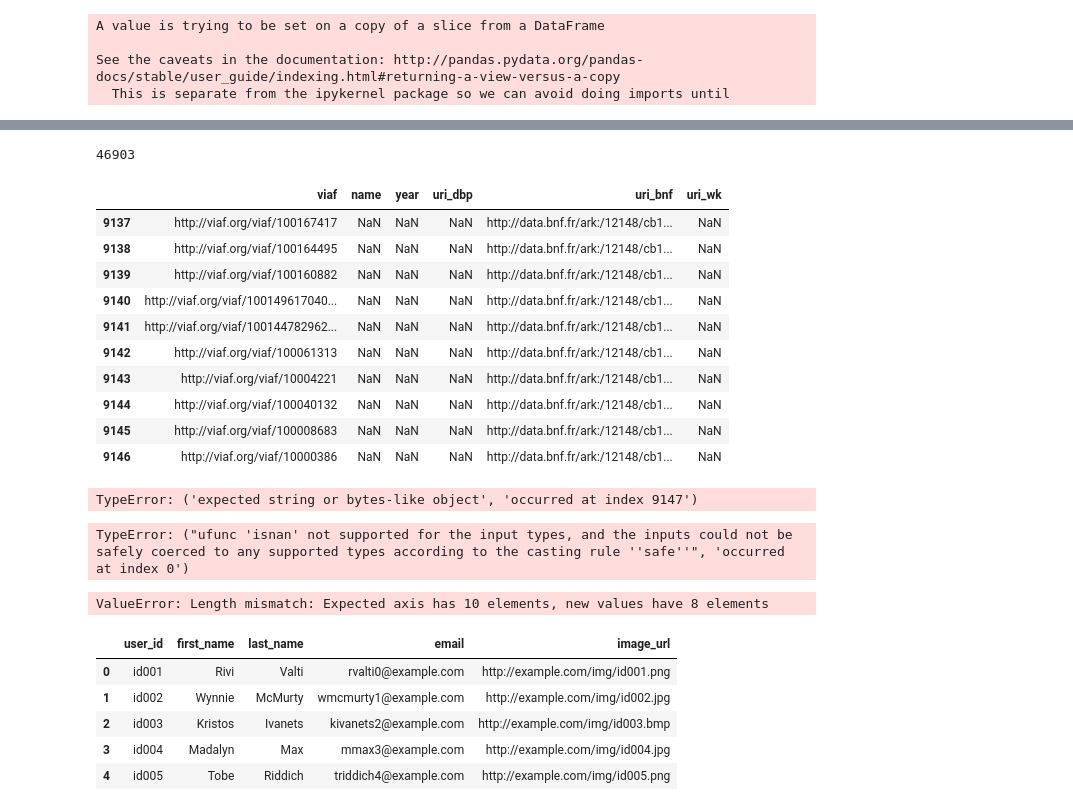
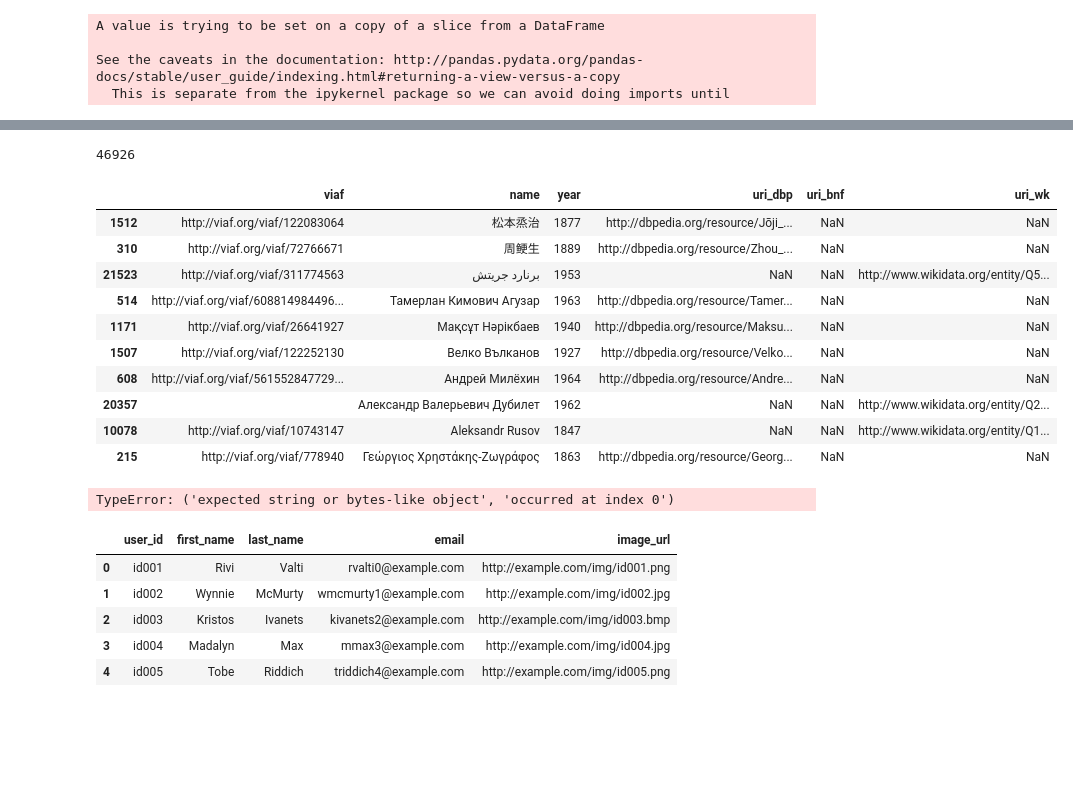
Before and after one commit to Semantic-Data-for-Humanities/Economists_Jurists, a Jupyter notebook: Notebooks/Issues/Merge_DBpedia_BnF_Data_Wikidata.ipynb, the cells around one changed output, grey strips where cells are left out. Saved outputs shown, nothing was run; the diff lists cells and outputs as text; code cells hidden in the pictures; blank space fills up the shorter version.

```diff
--- a/Notebooks/Issues/Merge_DBpedia_BnF_Data_Wikidata.ipynb
+++ b/Notebooks/Issues/Merge_DBpedia_BnF_Data_Wikidata.ipynb
@@ -423,6 +438,6 @@ ValueError: Table 'df_bnf' already exists.
 # %%
-df_dbp = pd.DataFrame([p for p in result_dbpedia if len(p[1]) > 0], columns=['uri_dbp', 'viaf', 'name_dbp', 'year_dbp'])
+df_dbp = pd.DataFrame(result_dbpedia, columns=['uri_dbp', 'viaf_dbp', 'name_dbp', 'year_dbp'])
 print(len(df_dbp))
 df_dbp.fillna('')
-df_dbp[-10:]
+df_dbp.head()
 # %% [output]
@@ -441,4 +451,5 @@ df_dbp[-10:]
 # %%
-df_dbp.drop_duplicates(subset ="uri_dbp", keep = 'last', inplace=True)
+df_dbp.drop_duplicates(subset ="uri_dbp", keep = 'first', inplace=True)
 print(len(df_dbp))
+df_dbp.head()
 # %% [output]
@@ -450,5 +463,5 @@ ValueError: Table 'df_dbp' already exists.
 # %%
-df_wk= pd.DataFrame([p for p in result_wikidata if len(p[1]) > 0], columns=['uri_wk', 'viaf', 'name_wk', 'year_wk'])
+df_wk= pd.DataFrame(result_wikidata, columns=['uri_wk', 'viaf_wk', 'name_wk', 'year_wk'])
 print(len(df_wk))
 df_wk.fillna('')
 df_wk.head()
@@ -822,68 +957,50 @@ result_final[-10:]
+# %%
+result_final["name"]=result_final["name"].astype(str)
 # %%
 # Drop duplicates while preserving NaN values
 # cf. https://stackoverflow.com/questions/23512339/drop-duplicates-while-preserving-nans-in-pandas
 
 ## DBpedia
 result_final=result_final[result_final['uri_dbp'].isnull() | ~result_final.duplicated(subset='uri_dbp',keep='first')]
 ## Wikidata
 result_final=result_final[result_final['uri_wk'].isnull() | ~result_final.duplicated(subset='uri_wk',keep='first')]
 ## BnF_Data
 result_final=result_final[result_final['uri_bnf'].isnull() | ~result_final.duplicated(subset='uri_bnf',keep='last')]
 
 result_final=result_final.sort_values(by='name', ascending=False)
 print(len(result_final))
-result_final[-10:]
+result_final[:10]
 # %% [output]
-46903
+46926
 |  | viaf | name | year | uri_dbp | uri_bnf | uri_wk |
-| 9137 | http://viaf.org/viaf/100167417 | NaN | NaN | NaN | http://data.bnf.fr/ark:/12148/cb1... | NaN |
-| 9138 | http://viaf.org/viaf/100164495 | NaN | NaN | NaN | http://data.bnf.fr/ark:/12148/cb1... | NaN |
-| 9139 | http://viaf.org/viaf/100160882 | NaN | NaN | NaN | http://data.bnf.fr/ark:/12148/cb1... | NaN |
-| 9140 | http://viaf.org/viaf/100149617040... | NaN | NaN | NaN | http://data.bnf.fr/ark:/12148/cb1... | NaN |
-| 9141 | http://viaf.org/viaf/100144782962... | NaN | NaN | NaN | http://data.bnf.fr/ark:/12148/cb1... | NaN |
-| 9142 | http://viaf.org/viaf/100061313 | NaN | NaN | NaN | http://data.bnf.fr/ark:/12148/cb1... | NaN |
-| 9143 | http://viaf.org/viaf/10004221 | NaN | NaN | NaN | http://data.bnf.fr/ark:/12148/cb1... | NaN |
-| 9144 | http://viaf.org/viaf/100040132 | NaN | NaN | NaN | http://data.bnf.fr/ark:/12148/cb1... | NaN |
-| 9145 | http://viaf.org/viaf/100008683 | NaN | NaN | NaN | http://data.bnf.fr/ark:/12148/cb1... | NaN |
-| 9146 | http://viaf.org/viaf/10000386 | NaN | NaN | NaN | http://data.bnf.fr/ark:/12148/cb1... | NaN |
+| 1512 | http://viaf.org/viaf/122083064 | 松本烝治 | 1877 | http://dbpedia.org/resource/Jōji_... | NaN | NaN |
+| 310 | http://viaf.org/viaf/72766671 | 周鲠生 | 1889 | http://dbpedia.org/resource/Zhou_... | NaN | NaN |
+| 21523 | http://viaf.org/viaf/311774563 | برنارد جريتش | 1953 | NaN | NaN | http://www.wikidata.org/entity/Q5... |
+| 514 | http://viaf.org/viaf/608814984496... | Тамерлан Кимович Агузар | 1963 | http://dbpedia.org/resource/Tamer... | NaN | NaN |
+| 1171 | http://viaf.org/viaf/26641927 | Мақсұт Нәрікбаев | 1940 | http://dbpedia.org/resource/Maksu... | NaN | NaN |
+| 1507 | http://viaf.org/viaf/122252130 | Велко Вълканов | 1927 | http://dbpedia.org/resource/Velko... | NaN | NaN |
+| 608 | http://viaf.org/viaf/561552847729... | Андрей Милёхин | 1964 | http://dbpedia.org/resource/Andre... | NaN | NaN |
+| 20357 |  | Александр Валерьевич Дубилет | 1962 | NaN | NaN | http://www.wikidata.org/entity/Q2... |
+| 10078 | http://viaf.org/viaf/10743147 | Аleksandr Rusov | 1847 | NaN | NaN | http://www.wikidata.org/entity/Q1... |
+| 215 | http://viaf.org/viaf/778940 | Γεώργιος Χρηστάκης-Ζωγράφος | 1863 | http://dbpedia.org/resource/Georg... | NaN | NaN |
 # %%
 # Test to find similarities between the names BnF Data, DBpedia and Wikidata with collocation
 
-
+## cf. https://stackoverflow.com/questions/33098040/how-to-use-word-tokenize-in-data-frame
+## https://www.nltk.org/howto/collocations.html
 from nltk.corpus import stopwords
 stopset = stopwords.words('english')
 stopset = stopwords.words('french')
 
-result_final['tokenized_sents'] = result_f_test.apply(lambda row: nltk.word_tokenize(row['name']), axis=1)
+result_test['tokenized_sents'] = result_test.apply(lambda row: nltk.word_tokenize(row['name']), axis=1)
 
-bcf = TrigramCollocationFinder.from_documents(result_final['tokenized_sents'])
+bcf = TrigramCollocationFinder.from_documents(result_test['name'])
 filter_stops = lambda w: w in stopset
 bcf.apply_word_filter(filter_stops)
 f= bcf.nbest(TrigramAssocMeasures, 100)
 print(f)
 # %% [output]
-TypeError: ('expected string or bytes-like object', 'occurred at index 9147')
+TypeError: ('expected string or bytes-like object', 'occurred at index 0')
-# %%
-# attempt to change the 'NaN' names from DBpedia to name from BnF and the same for the reverse
-# (cf.https://stackoverflow.com/questions/29177498/python-pandas-replace-nan-in-one-column-with-value-from-corresponding-row-of-sec)
-import pandas as pd
-import numpy as np
-
-def fx(x):
-    if np.isnan(x['date_dbp']):
-        return x['year_bnf ']
-    else:
-        return x['date_dbp']
-result_test=result.apply(lambda x : fx(x),axis=1)
-# %% [output]
-TypeError: ("ufunc 'isnan' not supported for the input types, and the inputs could not be safely coerced to any supported types according to the casting rule ''safe''", 'occurred at index 0')
-# %%
-# Another method for trying to do it
-result.name_dbp.fillna(result.name_bnf, inplace=True)
-del result['name_bnf']
-result.columns = 'uri_dbp viaf name_dbp date_dbp uri_bnf sName year_bnf bio_bnf'.split()
-# %% [output]
-ValueError: Length mismatch: Expected axis has 10 elements, new values have 8 elements
 # %%
 df1 = pd.DataFrame({'user_id': ['id001', 'id002', 'id003', 'id004', 'id005', 'id006', 'id007'],
                     'first_name': ['Rivi', 'Wynnie', 'Kristos', 'Madalyn', 'Tobe', 'Regan', 'Kristin'],
```
Also changed, not shown: parts of 48 cells of this notebook.
